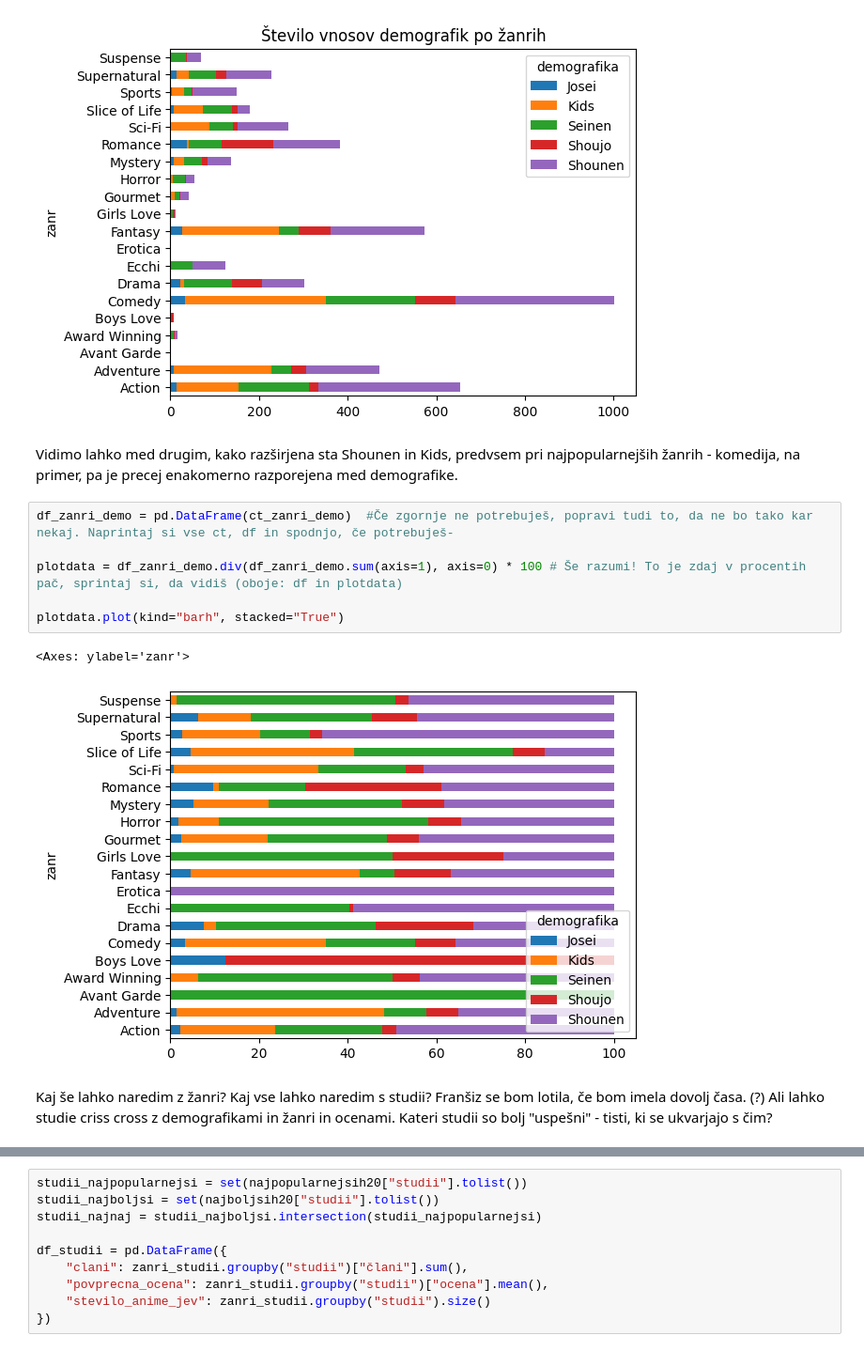
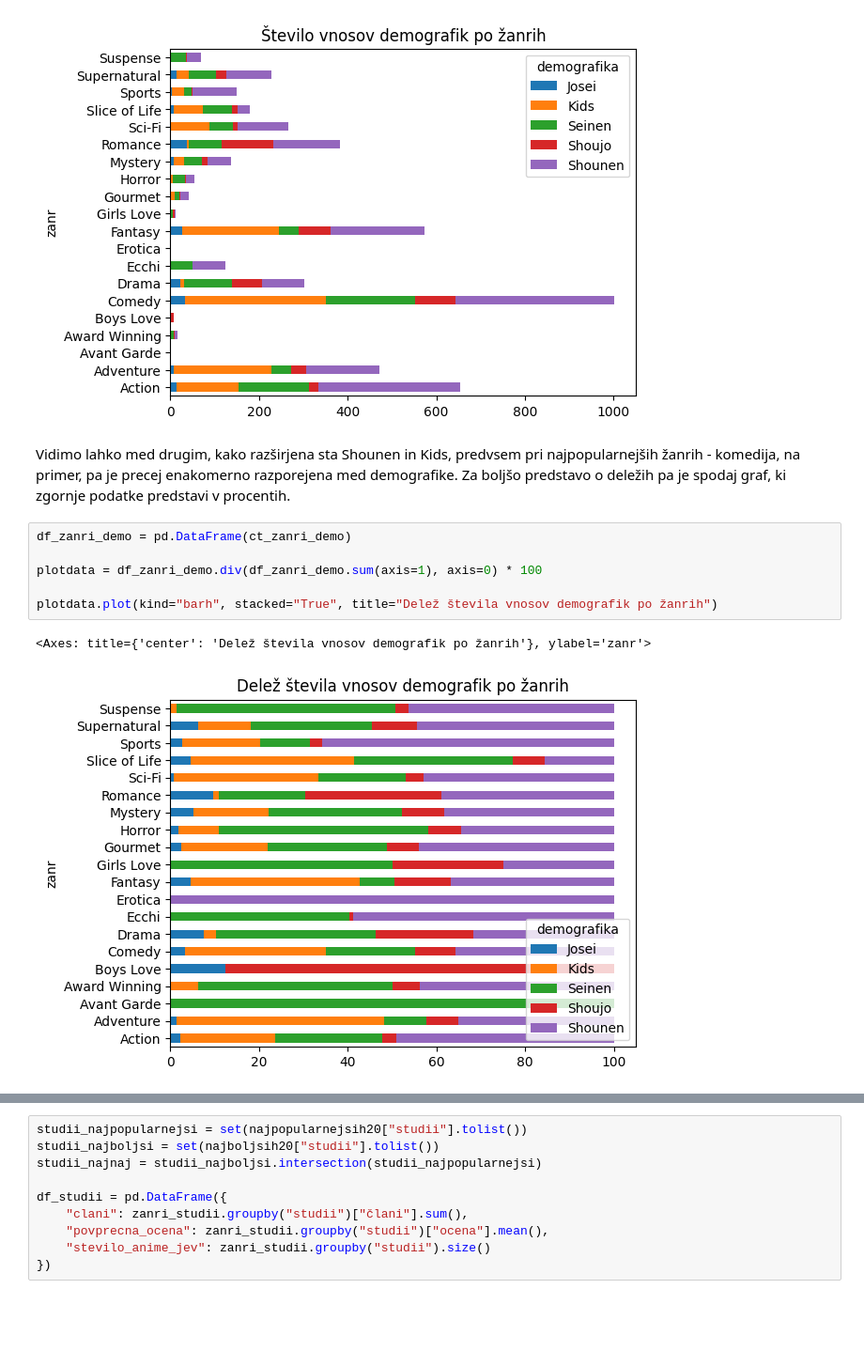
Before and after one commit to lrozman/Projektna-naloga-UVP---Rozman-Lara, a Jupyter notebook: analiza.ipynb, the cells around one changed output, grey strips where cells are left out. Shown at 94% size. Drawn from its saved outputs; the diff is of its cells as text; blank space fills up the shorter version.

```diff
--- a/analiza.ipynb
+++ b/analiza.ipynb
@@ -762,18 +765,13 @@ ct_zanri_demo.plot(kind = "barh", stacked = True, title="Število vnosov demogra
 <Axes: title={'center': 'Število vnosov demografik po žanrih'}, ylabel='zanr'>
 [figure]
 # %% [markdown]
-Vidimo lahko med drugim, kako razširjena sta Shounen in Kids, predvsem pri najpopularnejših žanrih - komedija, na primer, pa je precej enakomerno razporejena med demografike.
+Vidimo lahko med drugim, kako razširjena sta Shounen in Kids, predvsem pri najpopularnejših žanrih - komedija, na primer, pa je precej enakomerno razporejena med demografike. Za boljšo predstavo o deležih pa je spodaj graf, ki zgornje podatke predstavi v procentih.
 # %%
-df_zanri_demo = pd.DataFrame(ct_zanri_demo)  #Če zgornje ne potrebuješ, popravi tudi to, da ne bo tako kar nekaj. Naprintaj si vse ct, df in spodnjo, če potrebuješ-
+df_zanri_demo = pd.DataFrame(ct_zanri_demo)
 
-plotdata = df_zanri_demo.div(df_zanri_demo.sum(axis=1), axis=0) * 100 # Še razumi! To je zdaj v procentih pač, sprintaj si, da vidiš (oboje: df in plotdata)
+plotdata = df_zanri_demo.div(df_zanri_demo.sum(axis=1), axis=0) * 100
 
-plotdata.plot(kind="barh", stacked="True")
+plotdata.plot(kind="barh", stacked="True", title="Delež števila vnosov demografik po žanrih")
 # %% [output]
-<Axes: ylabel='zanr'>
+<Axes: title={'center': 'Delež števila vnosov demografik po žanrih'}, ylabel='zanr'>
-[figure, old version]
+[figure, new version]
-# %% [markdown]
-Kaj še lahko naredim z žanri?
-Kaj vse lahko naredim s studii?
-Franšiz se bom lotila, če bom imela dovolj časa. (?)
-Ali lahko studie criss cross z demografikami in žanri in ocenami. Kateri studii so bolj "uspešni" - tisti, ki se ukvarjajo s čim?
```
Also changed, not shown: parts of 59 cells of this notebook.
